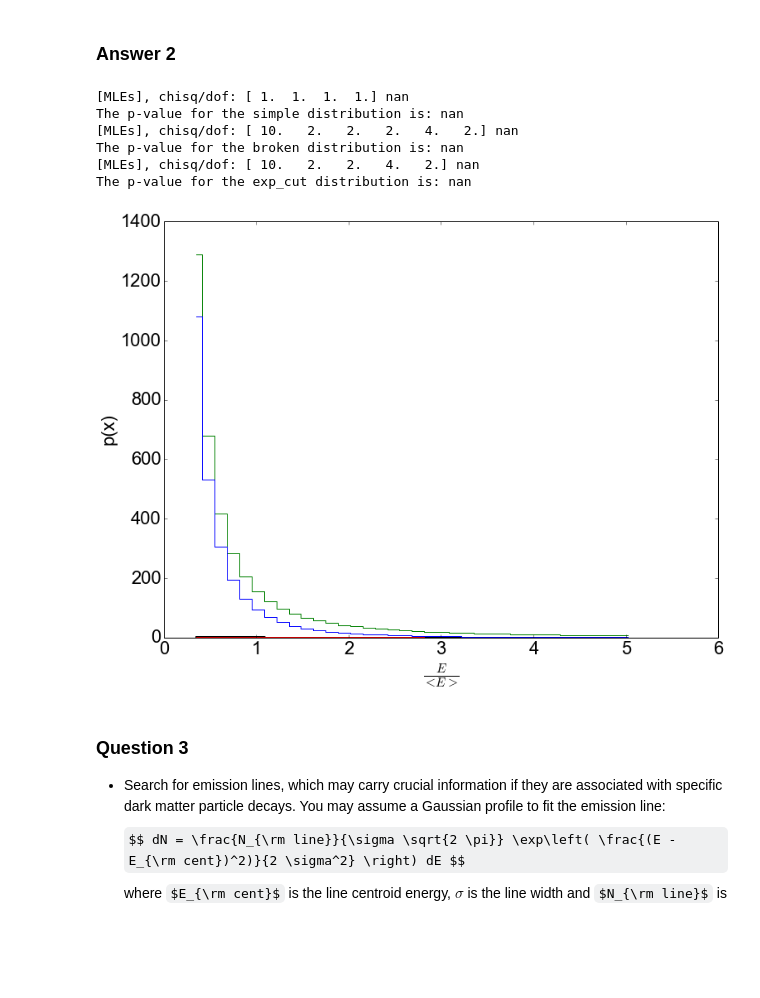
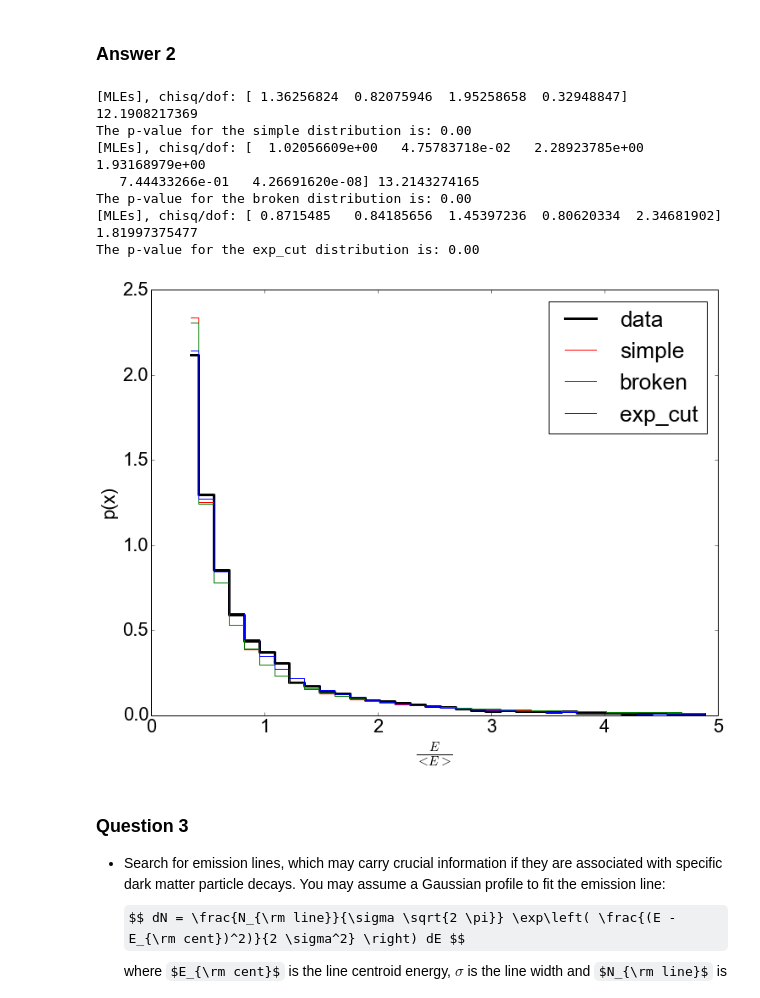
Before and after one commit to tlrh314/MasterAstronomyAndAstrophysics, a Jupyter notebook: Statistics/Assignment3/Statistics -- Individual Assignment 2 -- Mini-project -- Timo Halbesma, 6126561 -- January 2016.ipynb, the cells around one changed output. Saved outputs shown, nothing was run; the diff lists cells and outputs as text; code cells hidden in the pictures; some formulas as TeX source; blank space fills up the shorter version.

```diff
--- a/Statistics/Assignment3/Statistics -- Individual Assignment 2 -- Mini-project -- Timo Halbesma, 6126561 -- January 2016.ipynb
+++ b/Statistics/Assignment3/Statistics -- Individual Assignment 2 -- Mini-project -- Timo Halbesma, 6126561 -- January 2016.ipynb
@@ -219,2 +233,0 @@ In the words of Riley:
-# %%
-dens, edges, err = create_and_plot_histogram(energies, normalise=True, steal_Riley_code=True, plot=True)
@@ -252,7 +249,7 @@ Next, we have tried to perform a KS test and we computed Spearman's $\rho$. The
 ### Answer 2
 # %%
 # Define our three models
-def simple_power_law(parm, x):
+def simple_power_law(parm, x, dE):
     N_0 = parm[0]
     E_0 = parm[1]
     Gamma = parm[2]
@@ -263,7 +260,7 @@ def simple_power_law(parm, x):
     return dN
 
 
-def broken_power_law(parm, x):
+def broken_power_law(parm, x, dE):
     N_0 = parm[0]
     E_0 = parm[1]
     Gamma_1 = parm[2]
@@ -274,18 +271,15 @@ def broken_power_law(parm, x):
     E_below = x[x <= E_bk]
     E_above = x[x > E_bk]
 
-    # E_below = x[numpy.where(x <= E_bk)]
-    # E_above = x[numpy.where(x > E_bk)]
-
     dN_below = N_0 * (E_below/E_0)**(-1. * Gamma_1) * dE
     dN_above = N_0 * (E_bk/E_0)**(-1. * Gamma_1) * (E_above/E_bk)**(-1. * Gamma_2) * dE
 
-    # dN = numpy.concatenate(dN_below, dN_above)
-    dN = pandas.concat([dN_below, dN_above])
+    dN = numpy.concatenate([dN_below, dN_above])
+    # dN = pandas.concat([dN_below, dN_above])
     return dN
 
 
-def exponentially_cut_off_power_law(parm, x):
+def exponentially_cut_off_power_law(parm, x, dE):
     N_0 = parm[0]
     E_0 = parm[1]
     Gamma = parm[2]
@@ -298,13 +292,13 @@ def exponentially_cut_off_power_law(parm, x):
 
 
 # Define the statistical model, in this case we shall use a chi-squared distribution, assuming normality in the errors
-def stat(parm, x, y, dy, dist):
+def stat(parm, x, y, dy, dist, dE):
     if dist == "simple":
-        ymod = simple_power_law(parm, x)
+        ymod = simple_power_law(parm, x, dE)
     elif dist == "broken":
-        ymod = broken_power_law(parm, x)
+        ymod = broken_power_law(parm, x, dE)
     elif dist == "exp_cut":
-        ymod = exponentially_cut_off_power_law(parm, x)
+        ymod = exponentially_cut_off_power_law(parm, x, dE)
     else:
         print "This function is not defined....choose another"
         return None
@@ -313,60 +307,66 @@ def stat(parm, x, y, dy, dist):
     return(X)
 
 
-def fit_observed_spectrum_with_continuum_models(energy_bin_frequency, energy_bin_center, error,
-                                                steal_Riley_code=False):
-    if steal_Riley_code:
-        dens, edges, err = energy_bin_frequency, energy_bin_center, error
-        x = edges[0:len(energies)]
+def fit_observed_spectrum_with_continuum_models(energies):
+        dens, edges, err = create_and_plot_histogram(energies, plot=False)
+        x = edges[:-1]
+
+        binsize = edges[1] - edges[0]  # in GeV
 
         # define an array of different dist names
         dists = ["simple", "broken", "exp_cut"]
         cols = ["red", "green", "blue"]
         # moddof = 3.
         fig, ax = pyplot.subplots(1, 1, figsize=(12, 9))
-        ax.plot(edges[:-1], dens, lw=3, color="black", linestyle="steps-mid")
+        ax.plot(x, dens, lw=3, color="black",
+                label="data", linestyle="steps-mid")
         ax.set_ylabel("p(x)")
         ax.set_xlabel(r'$\frac{E}{<E>}$')
         # ax.tick_params(labelsize=15)
         for i in xrange(len(dists)):
             if dists[i] == "simple":
                 # [N_0, E_0, Gamma, dE]
                 parm = [1., 1., 1., 1.]
             elif dists[i] == "broken":
                 # [N_0, E_0, Gamma_1, Gamma_2, dE, E_bk]
-                parm = [10, 2, 2, 2, 4, 2]
+                parm = [1., 1., 1., 1., 1., 1.]
             elif dists[i] == "exp_cut":
                 # [N_0, E_0, Gamma, dE, E_cut]
-                parm = [10, 2, 2, 4, 2]
-            result = scipy.optimize.minimize(stat, parm, args=(x, dens, err, dists[i]), method='Nelder-Mead')
+                parm = [1., 1., 1., 1., 1.]
+            result = scipy.optimize.minimize(stat, parm, args=(x, dens, err, dists[i], binsize),
+                                             method='Nelder-Mead')
             ml_vals = result["x"]
             ml_func = result["fun"]
             dof = len(x) - len(parm)
             print "[MLEs], chisq/dof:", ml_vals, ml_func/dof
             ch = scipy.stats.chi2(dof)
             pval = 1.0 - ch.cdf(ml_func)
             print "The p-value for the {0} distribution is: {1:.2f}".format(dists[i], pval)
             if dists[i] == "simple":
-                ax.plot(x, simple_power_law(ml_vals, x), c=cols[i], drawstyle="steps-mid")
+                ax.plot(x, simple_power_law(ml_vals, x, binsize), c=cols[i],
+                        label=dists[i], drawstyle="steps-mid")
             elif dists[i] == "broken":
-                ax.plot(x, broken_power_law(ml_vals, x), c=cols[i], drawstyle="steps-mid")
+                ax.plot(x, broken_power_law(ml_vals, x, binsize), c=cols[i],
+                        label=dists[i], drawstyle="steps-mid")
             elif dists[i] == "exp_cut":
-                ax.plot(x, exponentially_cut_off_power_law(ml_vals, x), c=cols[i], drawstyle="steps-mid")
+                ax.plot(x, exponentially_cut_off_power_law(ml_vals, x, binsize),
+                        label=dists[i], c=cols[i], drawstyle="steps-mid")
+
+        # ax.set_xscale('log')
+        pyplot.legend()
 
 
-# fit_observed_spectrum_with_continuum_models(
-#    energy_bin_frequency, energy_bin_center, error)
-
-fit_observed_spectrum_with_continuum_models(
-    dens, edges, err, steal_Riley_code=True)
+if __name__ == '__main__':
+    fit_observed_spectrum_with_continuum_models(energies)
 # %% [output]
-[MLEs], chisq/dof: [ 1.  1.  1.  1.] nan
-The p-value for the simple distribution is: nan
-[MLEs], chisq/dof: [ 10.   2.   2.   2.   4.   2.] nan
-The p-value for the broken distribution is: nan
-[MLEs], chisq/dof: [ 10.   2.   2.   4.   2.] nan
-The p-value for the exp_cut distribution is: nan
+[MLEs], chisq/dof: [ 1.36256824  0.82075946  1.95258658  0.32948847] 12.1908217369
+The p-value for the simple distribution is: 0.00
+[MLEs], chisq/dof: [  1.02056609e+00   4.75783718e-02   2.28923785e+00   1.93168979e+00
+   7.44433266e-01   4.26691620e-08] 13.2143274165
+The p-value for the broken distribution is: 0.00
+[MLEs], chisq/dof: [ 0.8715485   0.84185656  1.45397236  0.80620334  2.34681902] 1.81997375477
+The p-value for the exp_cut distribution is: 0.00
-[figure, old version]
+[figure, new version]
 # %% [markdown]
 ### Question 3
 - Search for emission lines, which may carry crucial information if they are associated with specific dark matter particle decays. You may assume a Gaussian profile to fit the emission line:
```
Also changed, not shown: parts of 11 cells of this notebook.
